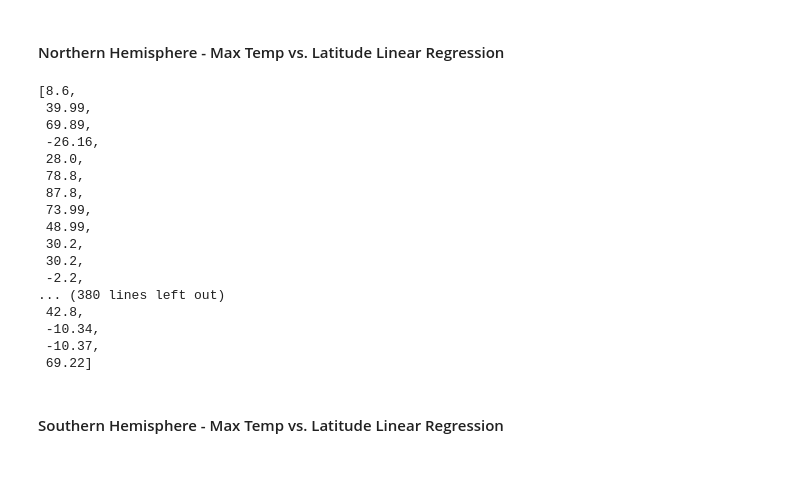
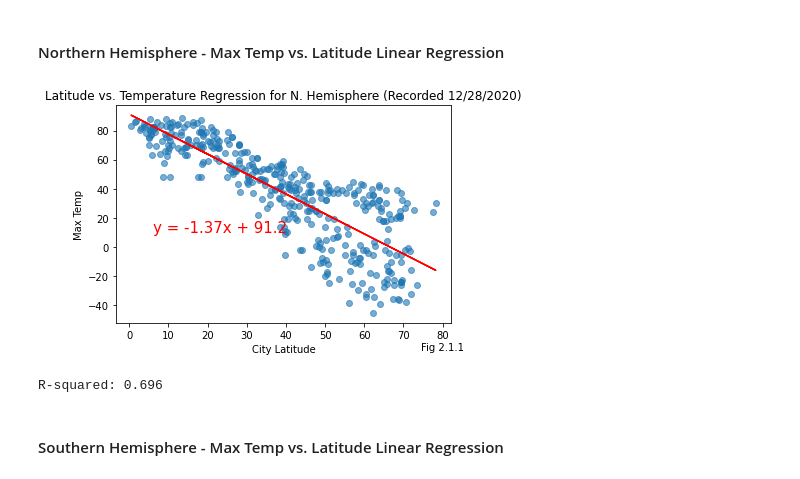
Before and after one commit to SanabuW/python-api-challenge, a Jupyter notebook: WeatherPy/WeatherPy.ipynb, the cells around one changed output. Cells and saved outputs as stored; diff of their text form; code cells hidden in the pictures.

```diff
--- a/WeatherPy/WeatherPy.ipynb
+++ b/WeatherPy/WeatherPy.ipynb
@@ -332,26 +342,27 @@ its latitudinal location on the globe.
 ## Linear Regression
 # %% [markdown]
 ####  Northern Hemisphere - Max Temp vs. Latitude Linear Regression
-# %%
-x_values = clean_city_data.loc[clean_city_data["City Latitude"] >= 0, "City Latitude"].tolist()
-y_values = clean_city_data.loc[clean_city_data["City Latitude"] >= 0, "Max Temperature"].tolist()
-# %% [output]
-[8.6,
- 39.99,
- 69.89,
- -26.16,
- 28.0,
- 78.8,
- 87.8,
- 73.99,
- 48.99,
- 30.2,
- 30.2,
- -2.2,
-... (380 lines left out)
- 42.8,
- -10.34,
- -10.37,
- 69.22]
+# %%
+x_values = clean_city_data.loc[clean_city_data["City Latitude"] >= 0, "City Latitude"]
+y_values = clean_city_data.loc[clean_city_data["City Latitude"] >= 0, "Max Temperature"]
+
+
+(slope, intercept, rvalue, pvalue, stderr) = linregress(x_values, y_values)
+regress_values = x_values * slope + intercept
+line_eq = "y = " + str(round(slope,2)) + "x + " + str(round(intercept,2))
+plt.scatter(x_values,y_values, alpha=0.60)
+plt.plot(x_values,regress_values,"r-")
+plt.annotate(line_eq,(6,10),fontsize=15,color="red")
+
+plt.xlabel("City Latitude")
+plt.ylabel("Max Temp")
+plt.title("Latitude vs. Temperature Regression for N. Hemisphere (Recorded 12/28/2020)")
+plt.figtext(.83,.03,"Fig 2.1.1")
+plt.show()
+
+print(f'R-squared: {round(rvalue**2,3)}')
+# %% [output]
+[figure, added]
+R-squared: 0.696
 # %% [markdown]
 ####  Southern Hemisphere - Max Temp vs. Latitude Linear Regression
```
Also changed, not shown: parts of 15 cells of this notebook, 7 other files.
